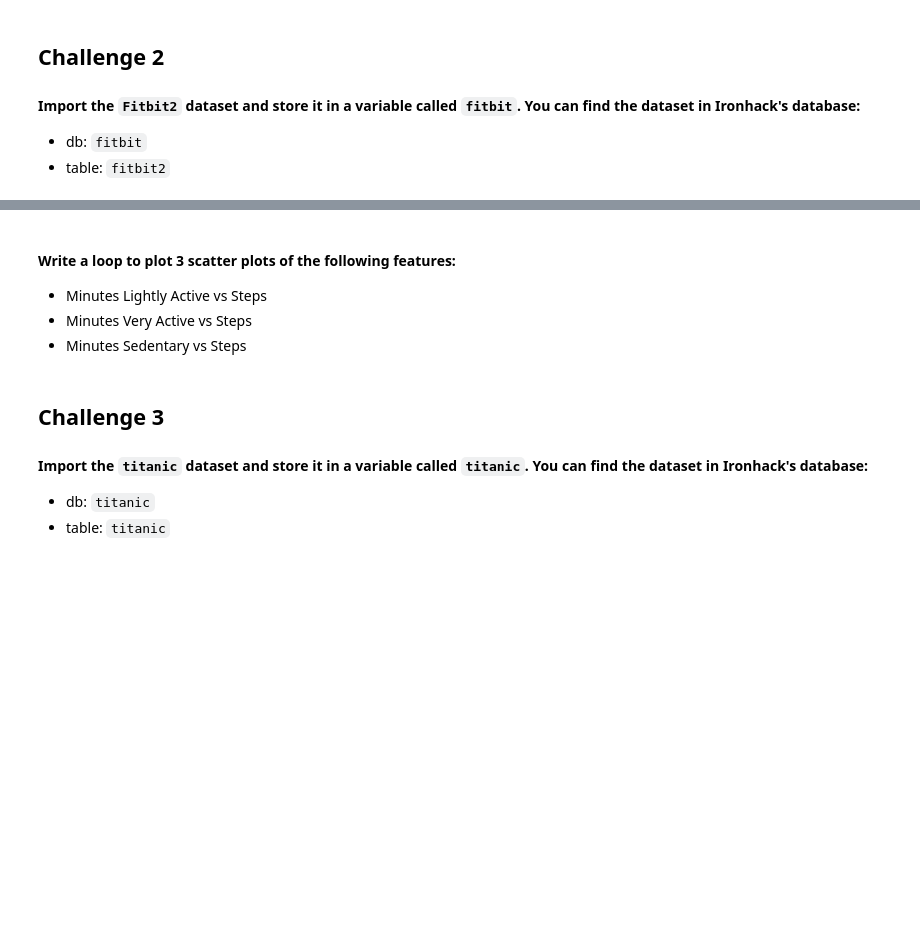
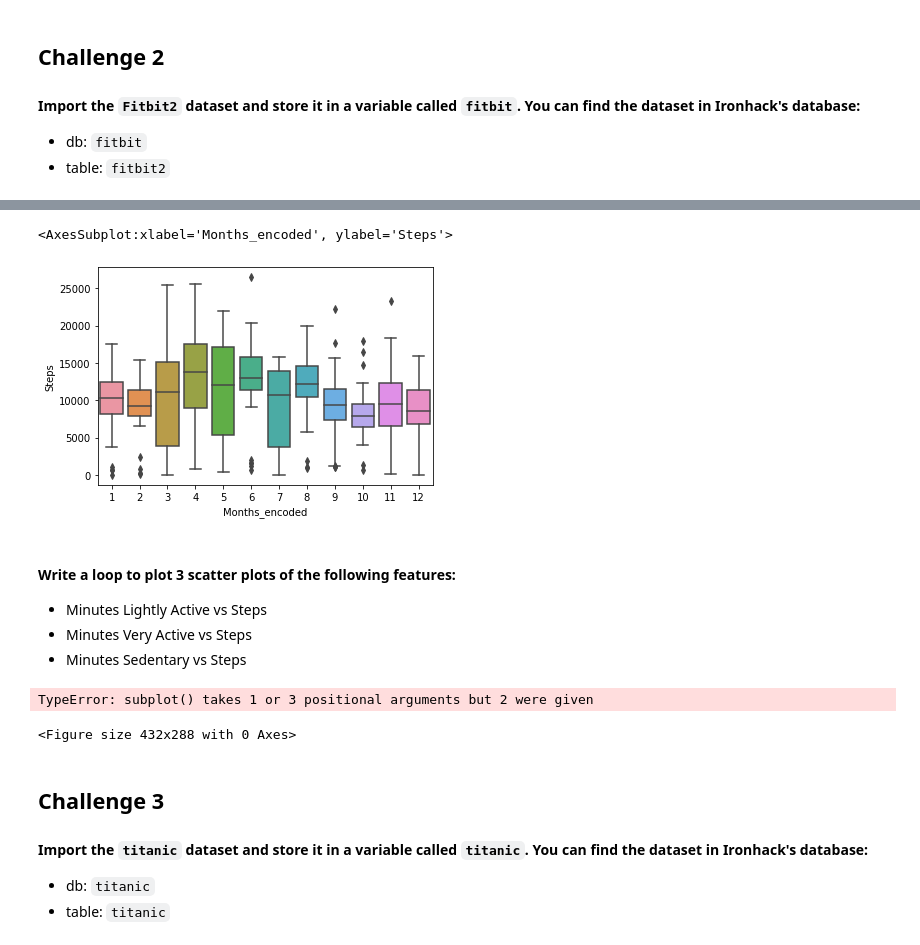
Before and after one commit to ironhack-datalabs/dataV2-labs, a Jupyter notebook: module-2/Matplotlib-Seaborn/your-code/main.ipynb, the cells around one changed output, grey strips where cells are left out. Cells and saved outputs as stored; diff of their text form; code cells hidden in the pictures; blank space fills up the shorter version.

```diff
--- a/module-2/Matplotlib-Seaborn/your-code/main.ipynb
+++ b/module-2/Matplotlib-Seaborn/your-code/main.ipynb
@@ -49,3 +95,5 @@ If you want, try to add a title to the plot or even axes labels. You can also pl
 * table: `fitbit2`
 # %%
 # your code here
+fitbit = pd.read_csv('fitbit2.csv')
+fitbit.head()
@@ -71,3 +144,8 @@ How the average number of steps change by month. Use the appropriate visualizati
+# %%
+sns.boxplot(x = 'Months_encoded', y = 'Steps', data = fitbit)
+# %% [output]
+<AxesSubplot:xlabel='Months_encoded', ylabel='Steps'>
+[figure, added]
 # %% [markdown]
 #### Write a loop to plot 3 scatter plots of the following features:
 
@@ -79,3 +155,14 @@ How the average number of steps change by month. Use the appropriate visualizati
+# %%
+# your code here
+fig, axs = plt.subplot(1,3)
+data = [fitbit['Minutes Lightly Active'], fitbit['Minutes Very Active'], fitbit['Minutes Sedentary']]
+for i, x in enumerate(data) :
+    axs[i].scatter(x,fitbit['Steps'], markers='+')
+
+plt.show()
+# %% [output]
+TypeError: subplot() takes 1 or 3 positional arguments but 2 were given
+<Figure size 432x288 with 0 Axes>
 # %% [markdown]
 ## Challenge 3
 
```
Also changed, not shown: parts of 41 cells of this notebook, 47 other files.
